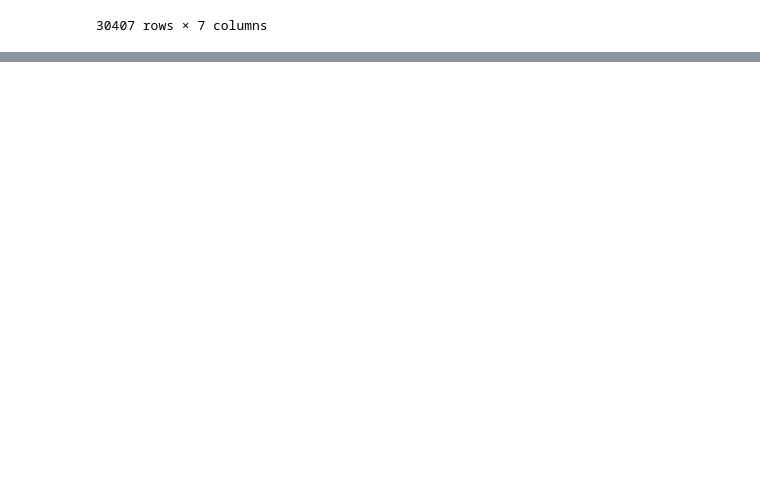
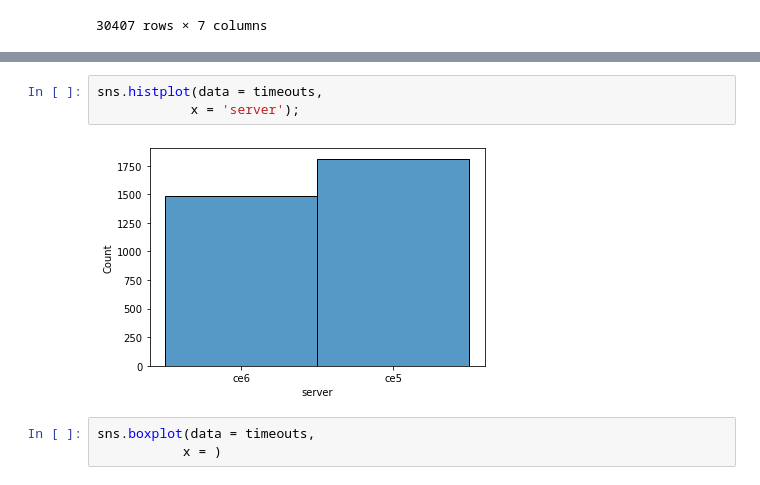
Before and after one commit to nedatahe/accre-candy-corn, a Jupyter notebook: notebooks/slurm_cleaning_and_exploration_cm_2.ipynb, the cells around one changed output, grey strips where cells are left out. Cells and saved outputs as stored; diff of their text form; blank space fills up the shorter version.

```diff
--- a/notebooks/slurm_cleaning_and_exploration_cm_2.ipynb
+++ b/notebooks/slurm_cleaning_and_exploration_cm_2.ipynb
@@ -256,0 +242,8 @@ memory usage: 257.5+ KB
+# %%
+sns.histplot(data = timeouts,
+            x = 'server');
+# %% [output]
+[figure, added]
+# %%
+sns.boxplot(data = timeouts,
+           x = )
```
Also changed, not shown: parts of 2 cells of this notebook, 1 other file.
